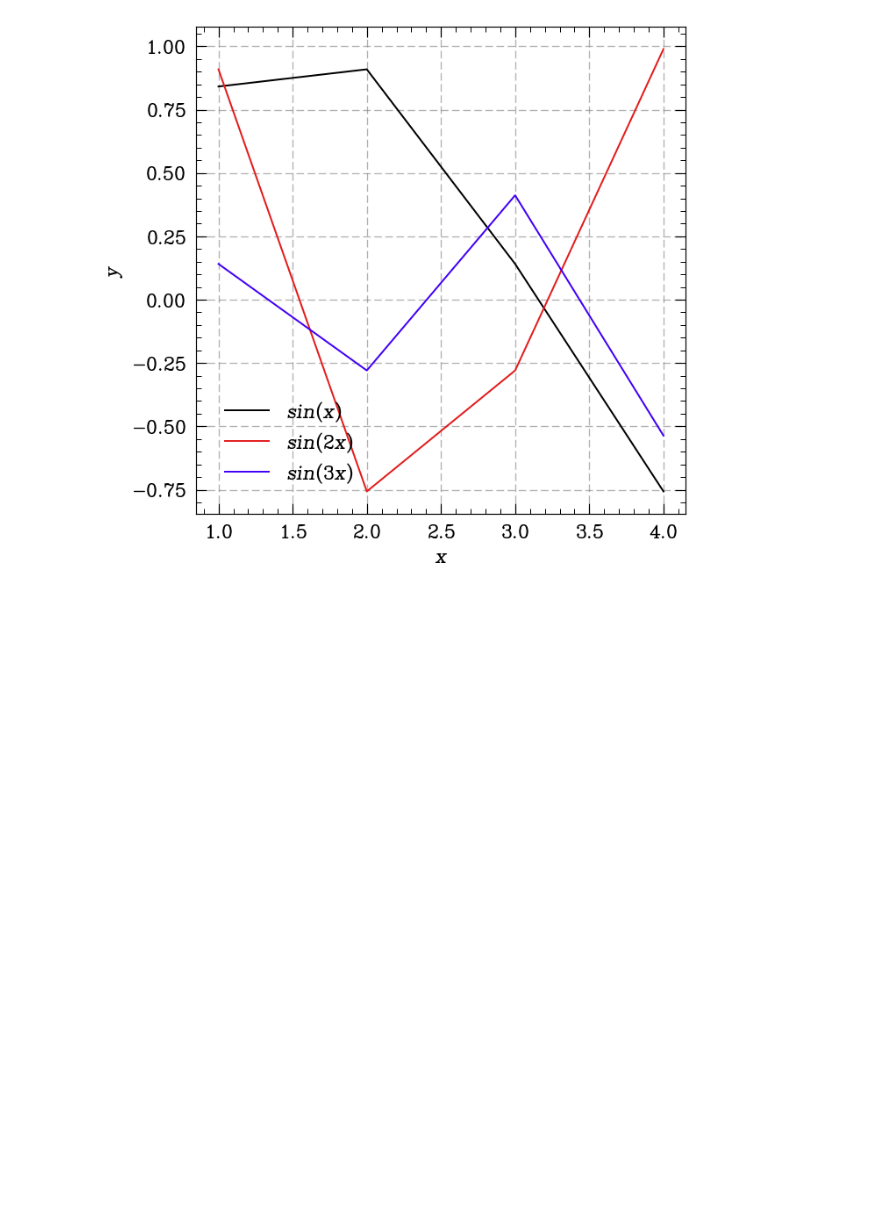
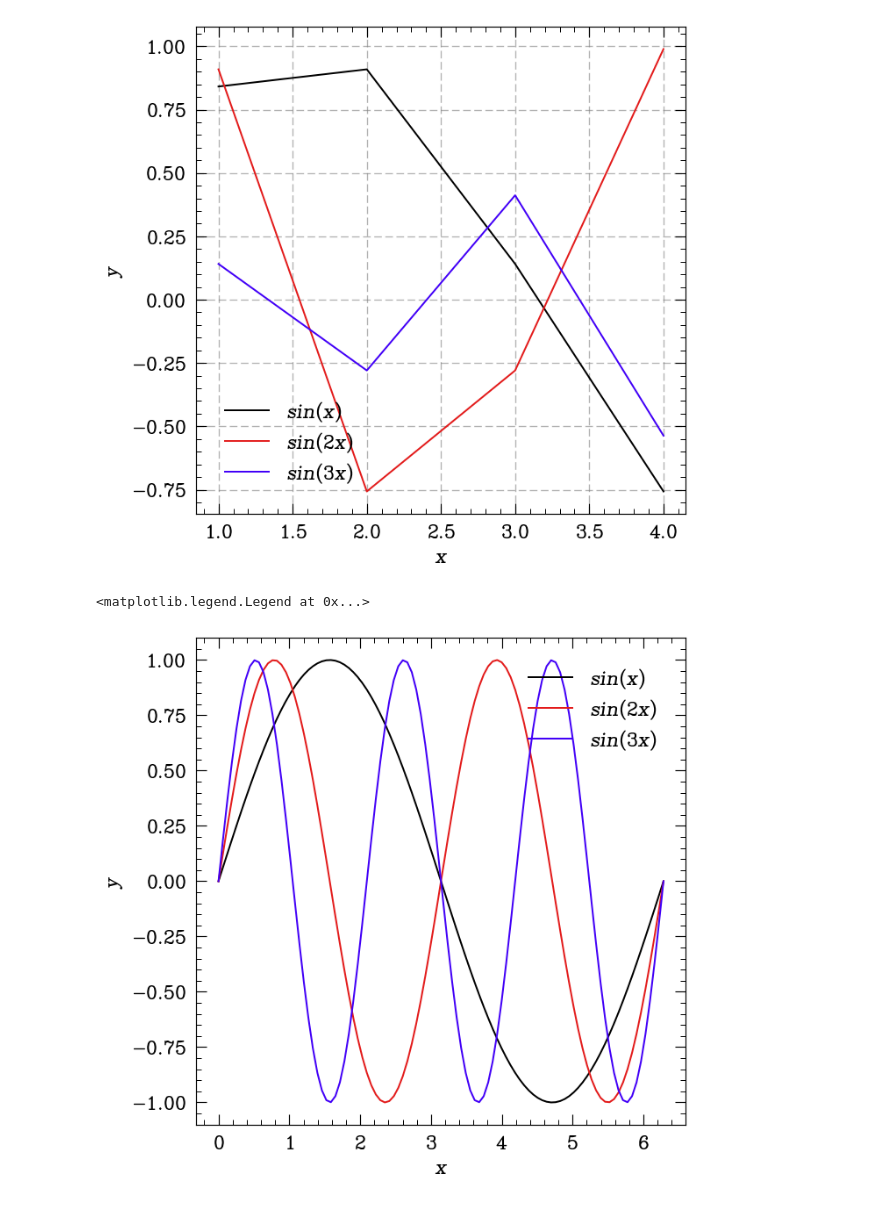
Before and after one commit to catastropiyush/coursework-notebooks, a Jupyter notebook: Untitled33.ipynb, the cells around one changed output. Cells and saved outputs as stored; diff of their text form; code cells hidden in the pictures; blank space fills up the shorter version.

```diff
--- a/Untitled33.ipynb
+++ b/Untitled33.ipynb
@@ -173,3 +173,20 @@ plt.legend()
 plt.grid(True)
 # %% [output]
 [figure]
+# %%
+x = np.linspace(0, 2*np.pi, 100)
+#x = np.array([1, 2, 3, 4]) # convert x to a NumPy array
+y1 = np.sin(x)
+y2 = np.sin(2*x)
+y3 = np.sin(3*x)
+
+plt.plot(x, y1, label=r'$sin(x)$')
+plt.plot(x, y2, label=r'$sin(2x)$')
+plt.plot(x, y3, label=r'$sin(3x)$')
+
+plt.xlabel(r'$x$')
+plt.ylabel(r'$y$')
+plt.legend()
+# %% [output]
+<matplotlib.legend.Legend at 0x...>
+[figure, added]
```
